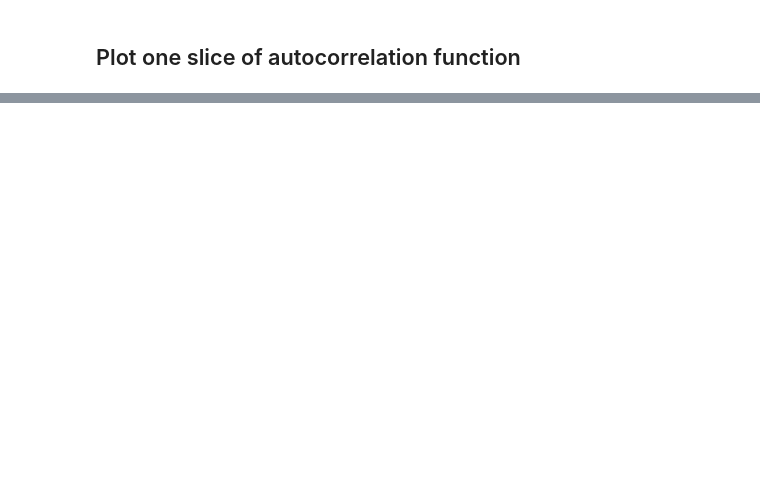
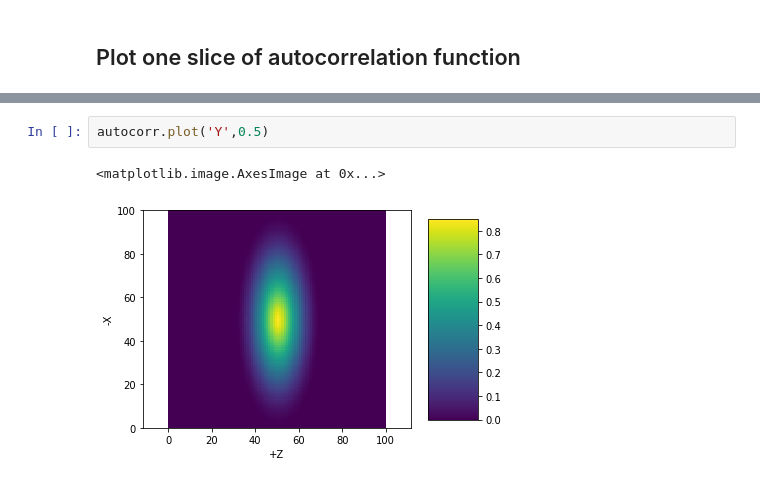
Before and after one commit to ThomasChauve/image3d, a Jupyter notebook: Exemple/Exemples.ipynb, the cells around one changed output, grey strips where cells are left out. Saved outputs shown, nothing was run; the diff lists cells and outputs as text; blank space fills up the shorter version.

```diff
--- a/Exemple/Exemples.ipynb
+++ b/Exemple/Exemples.ipynb
@@ -73,0 +81,5 @@ autocorr.plot('X',0.5)
+# %%
+autocorr.plot('Y',0.5)
+# %% [output]
+<matplotlib.image.AxesImage at 0x...>
+[figure, added]
```
Also changed, not shown: parts of 20 cells of this notebook, 2 other files.
